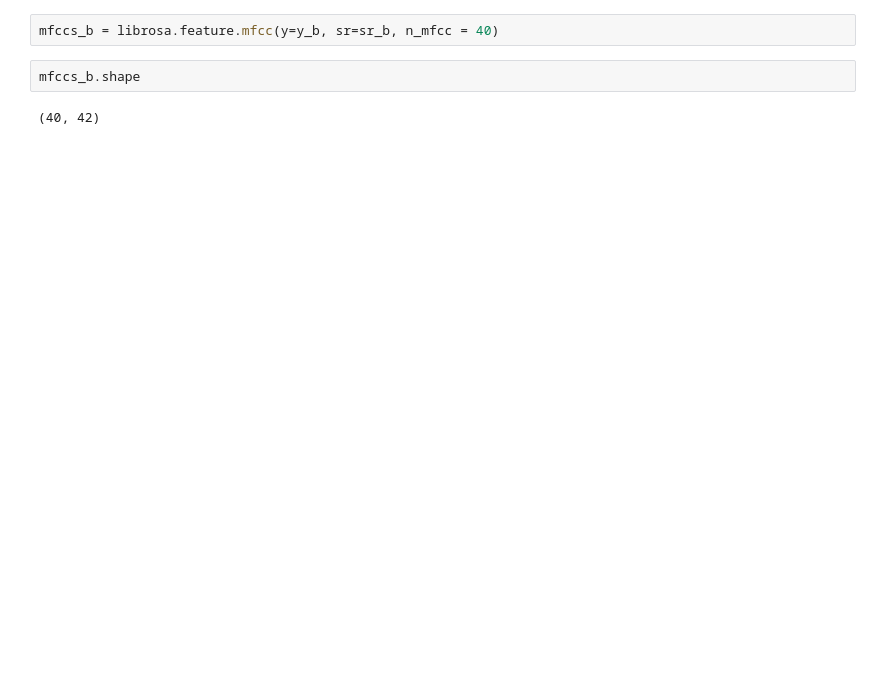
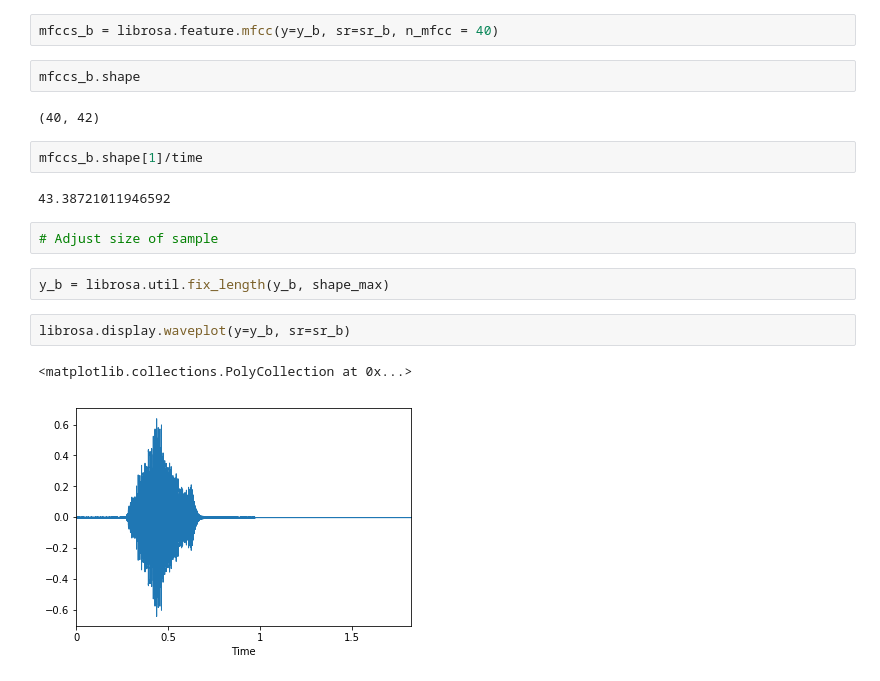
Before and after one commit to marxav/hello-world, a Jupyter notebook: librosa.ipynb, the cells around one changed output. Drawn from its saved outputs; the diff is of its cells as text; blank space fills up the shorter version.

```diff
--- a/librosa.ipynb
+++ b/librosa.ipynb
@@ -90,3 +90,16 @@ mfccs_b = librosa.feature.mfcc(y=y_b, sr=sr_b, n_mfcc = 40)
 mfccs_b.shape
 # %% [output]
 (40, 42)
+# %%
+mfccs_b.shape[1]/time
+# %% [output]
+43.38721011946592
+# %%
+# Adjust size of sample
+# %%
+y_b = librosa.util.fix_length(y_b, shape_max)
+# %%
+librosa.display.waveplot(y=y_b, sr=sr_b)
+# %% [output]
+<matplotlib.collections.PolyCollection at 0x...>
+[figure, added]
```
Also changed, not shown: parts of 9 cells of this notebook.
